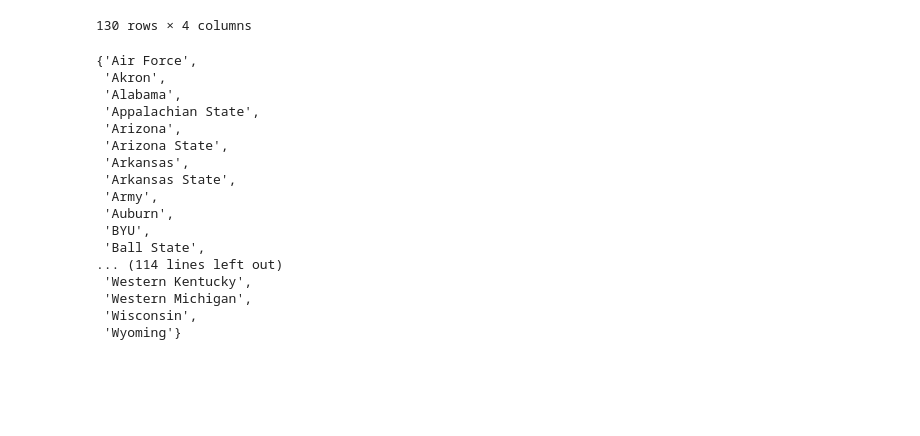
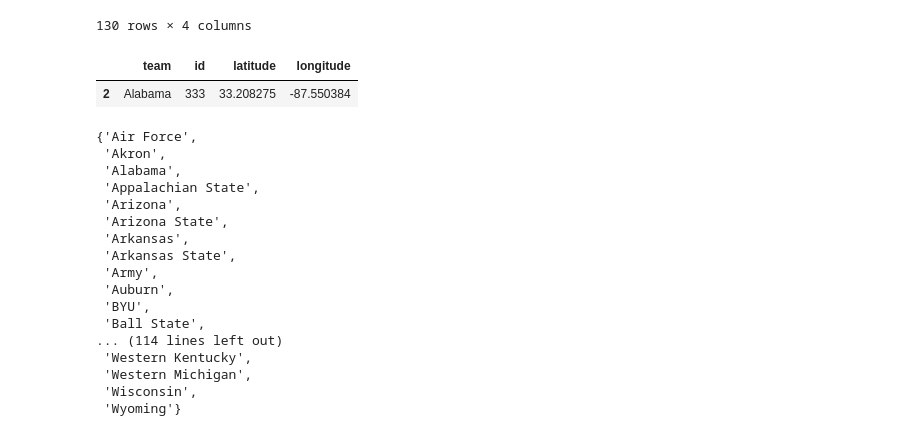
Before and after one commit to dyeds/PIC-16B-Project, a Jupyter notebook: TeamData.ipynb, the cells around one changed output. Saved outputs shown, nothing was run; the diff lists cells and outputs as text; code cells hidden in the pictures; blank space fills up the shorter version.

```diff
--- a/TeamData.ipynb
+++ b/TeamData.ipynb
@@ -991,6 +992,11 @@ team_locations
 | 128 | Wisconsin | 275 | 43.069940 | -89.412694 |
 | 129 | Wyoming | 2751 | 41.311610 | -105.568138 |
 130 rows × 4 columns
+# %%
+team_locations[team_locations["team"]=="Alabama"]
+# %% [output]
+|  | team | id | latitude | longitude |
+| 2 | Alabama | 333 | 33.208275 | -87.550384 |
 # %%
 set(team_locations["team"])
 # %% [output]
```
Also changed, not shown: parts of 42 cells of this notebook, 3 other files.
